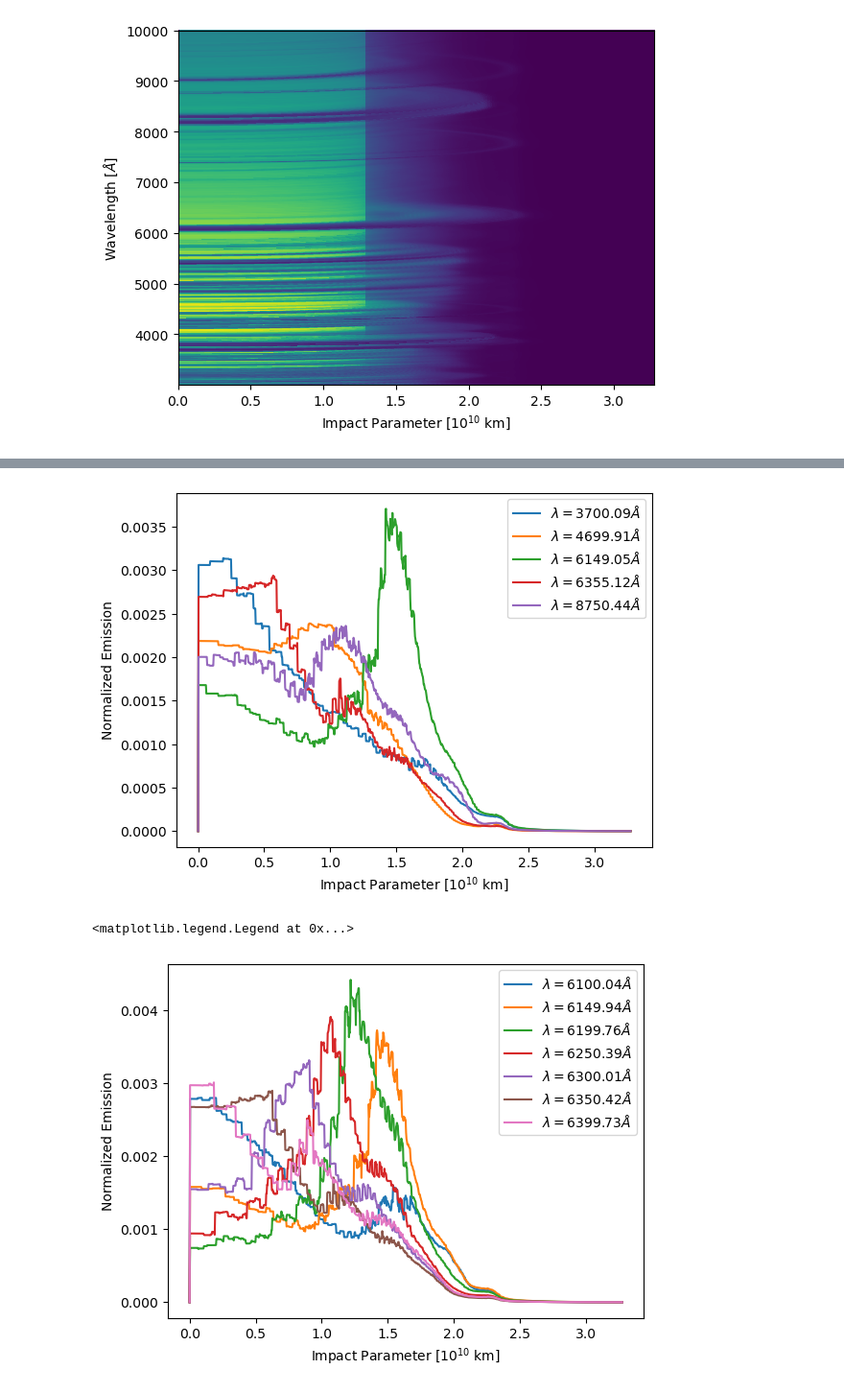
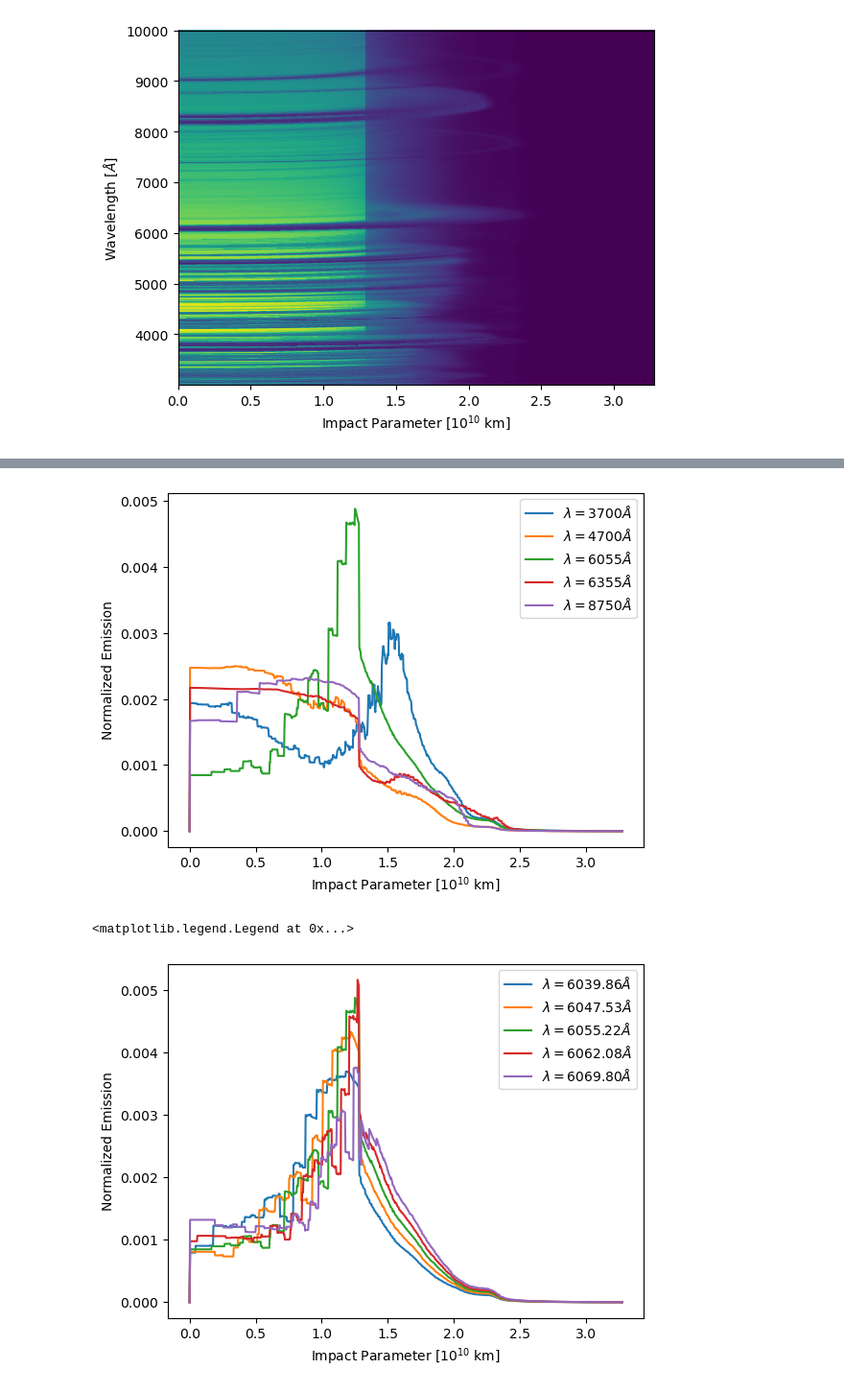
Before and after one commit to AlexGKim/II, a Jupyter notebook: II.ipynb, the cells around one changed output, grey strips where cells are left out. Shown at 96% size. Cells and saved outputs as stored; diff of their text form; code cells hidden in the pictures.

```diff
--- a/II.ipynb
+++ b/II.ipynb
@@ -9,8 +11,17 @@ import sncosmo
+# %%
+intensity = pandas.read_hdf('SN2011fe_MLE_intensity_maxlight.hdf', key='intensity')
+lambdas = intensity.index.values
+I_nu_p = intensity.values
+p_rays = intensity.columns.values
+
+# flip the order of wavelengths
+lambdas = numpy.flip(lambdas)
+I_nu_p = numpy.flip(I_nu_p,axis=0)
+flux_int = numpy.trapz(I_nu_p*p_rays, x=p_rays, axis=1)
 # %%
 # fn = "SN2011fe_MLE_intensity.hdf"
-fn = "SN2011fe_MLE_intensity_maxlight.hdf"
 
-f = h5py.File(fn,'r')
+f = h5py.File('SN2011fe_MLE_intensity_maxlight.hdf','r')
 intensity = f['intensity']
 f['intensity'].keys()
 f['intensity']['axis0']
@@ -18,10 +29,8 @@ axis0=intensity['axis0']
 axis1=intensity['axis1']
 block0_items=intensity['block0_items']
 block0_values=intensity['block0_values']
-lambdas = numpy.flip(axis1[:])
+# lambdas = numpy.flip(axis1[:])
 
-flux_int = block0_values[:]
-flux_int = (block0_values[:]*numpy.arange(block0_values.shape[1])[None,:]).sum(axis=1)
 
 # integrated spectrum normalized to 12 mag
 spectrum = sncosmo.Spectrum(lambdas, flux_int)
@@ -38,7 +47,7 @@ dGammadnu = Area * flux_int * lambdas  / h /c/c*lcm*lcm
 
 sigma_t =13*10**-12
 
-norm = block0_values[:]
+norm = I_nu_p.copy()
 norm = norm/norm[:,1][:,None]
 maxs = numpy.max(norm,axis=1)
 maxorder = numpy.argsort(maxs)
@@ -50,3 +59,4 @@ idx6149 = numpy.abs(lambdas - 6149).argmin()
 idx6177 = numpy.abs(lambdas - 6177).argmin()
 idx6355 = numpy.abs(lambdas - 6355).argmin()
 idx4700 = numpy.abs(lambdas - 4700).argmin()
+idx6055 = numpy.abs(lambdas - 6055).argmin()
@@ -143,6 +154,6 @@ plt.savefig("sn2001fe.pdf")
 # %% [output]
 [figure]
 # %%
-ren = block0_values[:]
+ren = I_nu_p.copy()
 ren = ren/ren.sum(axis=1)[:,None]
-plt.imshow(ren,extent=[axis0[0],axis0[-1],lambdas[0],lambdas[-1]],aspect='auto',norm='log')
+# plt.imshow(ren, extent=(p_rays[0]/1e15,p_rays[-1]/1e15,lambdas[0],lambdas[-1]),aspect='auto',norm='log')
@@ -152,32 +160,25 @@ plt.imshow(ren,extent=[axis0[0],axis0[-1],lambdas[0],lambdas[-1]],aspect='auto',
 # %%
-idxs = [idx3700, idx4700, idx6149, idx6355,idx8750]
+idxs = [idx3700, idx4700, idx6055, idx6355,idx8750]
 for idx in idxs:
-    plt.plot(axis0[:]/1e15, ren[idx,:],label=r"$\lambda={:.2f}\AA$".format(lambdas[idx]))
+    plt.plot(p_rays/1e15, ren[idx,:],label=r"$\lambda={:.0f}\AA$".format(lambdas[idx]))
 
-# plt.plot(axis0[:]/1e15, ren[maxorder[0],:],label=r"$\lambda={:.2f}\AA$".format(lambdas[maxorder[0]]))
-# # plt.plot(axis0[:]/1e15, ren[idx3700,:],label=r"$\lambda={:.2f}\AA$".format(lambdas[idx3700]))
-# plt.plot(axis0[:]/1e15, ren[maxorder[-1],:],label=r"$\lambda={:.2f}\AA$".format(lambdas[maxorder[-1]]))
-# plt.plot(axis0[:]/1e15, ren[idx6100,:],label=r"$\lambda={:.2f}\AA$".format(lambdas[idx6100]))
-# plt.plot(axis0[:]/1e15, ren[idx6177,:],label=r"$\lambda={:.2f}\AA$".format(lambdas[idx6177]))
-
-# plt.plot(axis0[:]/1e15, ren[idx8750,:],label=r"$\lambda={:.2f}\AA$".format(lambdas[idx8750]))
 plt.xlabel(r"Impact Parameter [$10^{10}~\text{km}$]")
 plt.ylabel(r"Normalized Emission")
 plt.legend()
 plt.savefig('impact.pdf')
 # %% [output]
-[figure, old version]
+[figure, new version]
 # %%
-lams = numpy.linspace(6100,6400,7)
+lams = numpy.linspace(6040,6070,5)
 idxs = [numpy.abs(lambdas - l).argmin() for l in lams]
 for idx in idxs:
-    plt.plot(axis0[:]/1e15, ren[idx,:],label=r"$\lambda={:.2f}\AA$".format(lambdas[idx]))
+    plt.plot(p_rays/1e15, ren[idx,:],label=r"$\lambda={:.2f}\AA$".format(lambdas[idx]))
 
 plt.xlabel(r"Impact Parameter [$10^{10}~\text{km}$]")
 plt.ylabel(r"Normalized Emission")
 plt.legend()
 # %% [output]
 <matplotlib.legend.Legend at 0x...>
-[figure, old version]
+[figure, new version]
 # %%
 def gamma2snr():
```
Also changed, not shown: parts of 8 cells of this notebook, 1 other file.
